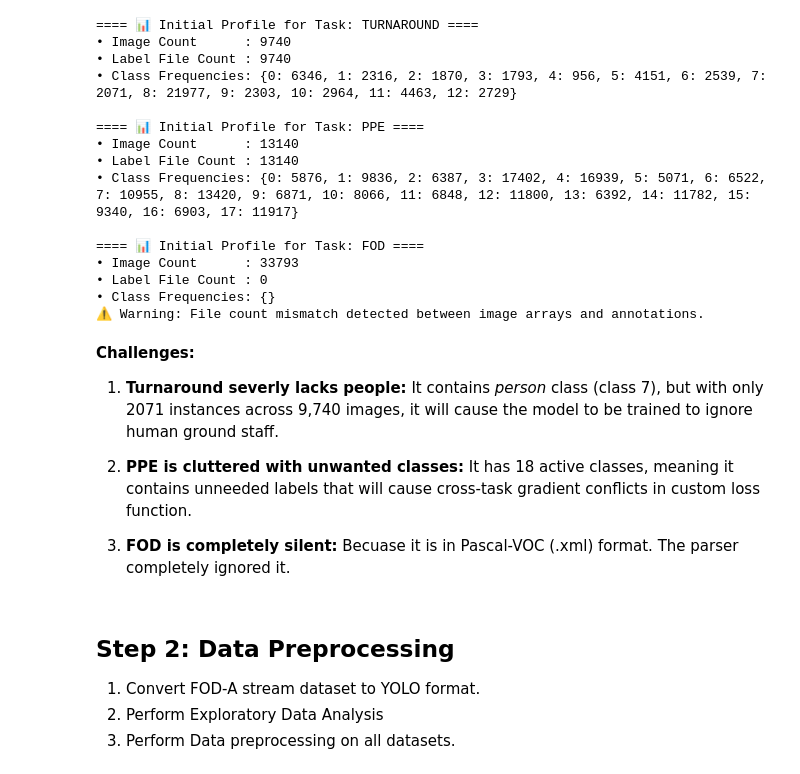
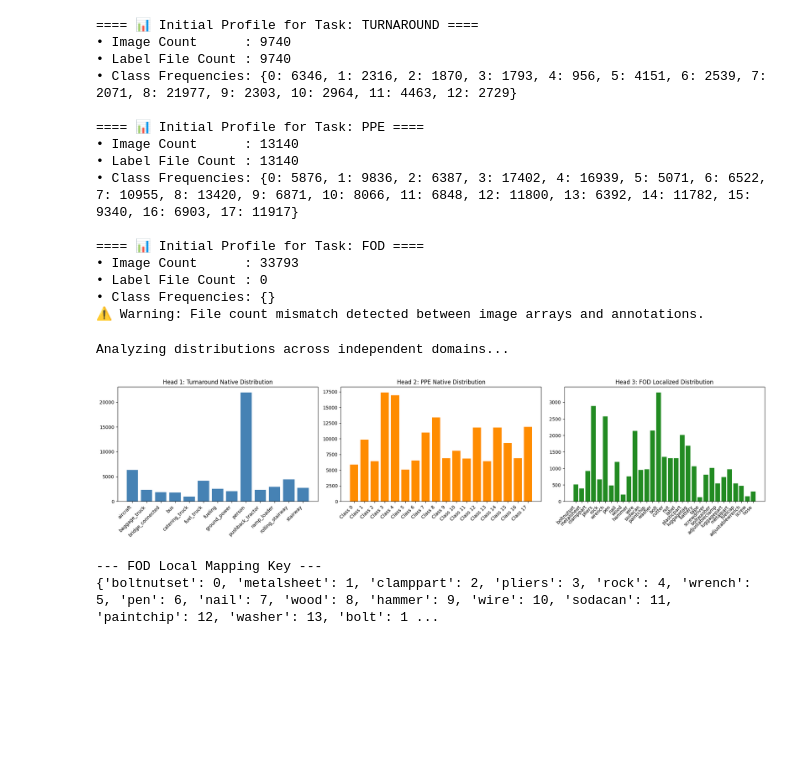
Before and after one commit to shazam-25/airport-incident-detection-final, a Jupyter notebook: notebooks/01-data_preparation.ipynb, the cells around one changed output. Cells and saved outputs as stored; diff of their text form; code cells hidden in the pictures; blank space fills up the shorter version.

Commit message:
Raw Data Analysis Completed.

```diff
--- a/notebooks/01-data_preparation.ipynb
+++ b/notebooks/01-data_preparation.ipynb
@@ -82,8 +81,8 @@ for task in ["turnaround", "ppe", "fod"]:
 # =================================
 # Initial Analysis on Raw dataset
 # =================================
-analyzer = MultiTaskDatasetAnalyzer(raw_root=RAW_DIR)
-eda_results = analyzer.run_initial_eda()
+profiler = MultiTaskDatasetProfiler(raw_root=RAW_DIR)
+eda_results = profiler.run_initial_eda()
 
 # Render findings cleanly
 for task, metrics in eda_results.items():
@@ -109,15 +108,27 @@ for task, metrics in eda_results.items():
 • Label File Count : 0
 • Class Frequencies: {}
 ⚠️ Warning: File count mismatch detected between image arrays and annotations.
-# %% [markdown]
-<b>Challenges:</b>
-1. <b>Turnaround severly lacks people:</b> It contains <i>person</i> class (class 7), but with only 2071 instances across 9,740 images, it will cause the model to be trained to ignore human ground staff.
-
-2. <b>PPE is cluttered with unwanted classes:</b> It has 18 active classes, meaning it contains unneeded labels that will cause cross-task gradient conflicts in custom loss function.
-
-3. <b>FOD is completely silent:</b> Becuase it is in Pascal-VOC (.xml) format. The parser completely ignored it.
-# %% [markdown]
-## Step 2: Data Preprocessing
-1. Convert FOD-A stream dataset to YOLO format.
-2. Perform Exploratory Data Analysis
-3. Perform Data preprocessing on all datasets.
+# %%
+# ====================
+# Extract Profiles
+# ====================
+# Get native names from the dataset metadata documentation
+turnaround_class_names = utils.get_metadata_from_yaml(os.path.join(RAW_DIR, "turnaround", "data.yaml"))
+# Leave ppe_names as None initially to inspect the raw IDs present
+ppe_class_names = None
+
+print("Analyzing distributions across independent domains...")
+t_dist = profiler.parse_turnaround_classes()
+p_dist = profiler.parse_ppe_classes()
+f_dist, f_map = profiler.profile_and_convert_fod_classes()
+
+# Plot them side-by-side
+profiler.plot_distributions(t_dist, p_dist, f_dist, f_map, t_names=turnaround_class_names, p_names=ppe_class_names)
+
+print("\n--- FOD Local Mapping Key ---")
+print(f_map)
+# %% [output]
+Analyzing distributions across independent domains...
+[figure, added]
+--- FOD Local Mapping Key ---
+{'boltnutset': 0, 'metalsheet': 1, 'clamppart': 2, 'pliers': 3, 'rock': 4, 'wrench': 5, 'pen': 6, 'nail': 7, 'wood': 8, 'hammer': 9, 'wire': 10, 'sodacan': 11, 'paintchip': 12, 'washer': 13, 'bolt': 1 ...
```
Also changed, not shown: parts of 5 cells of this notebook, 1 other file.
